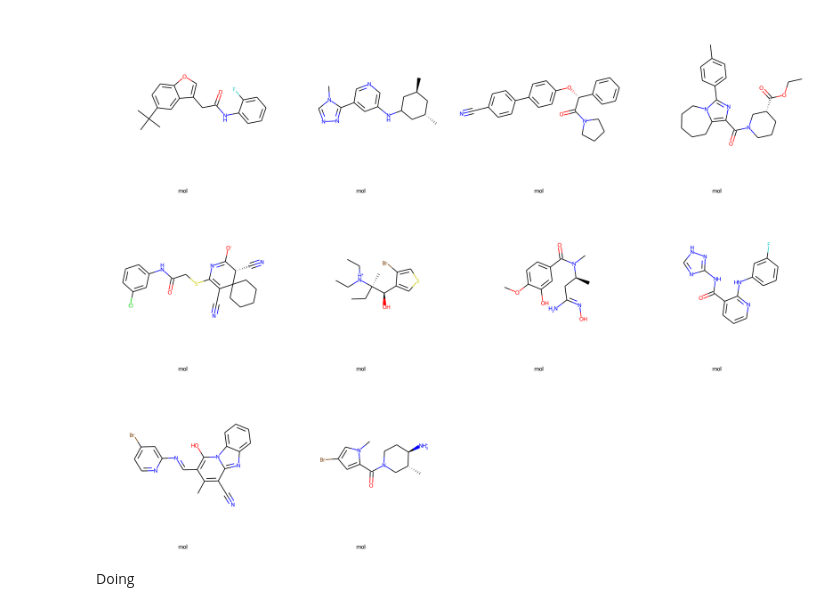
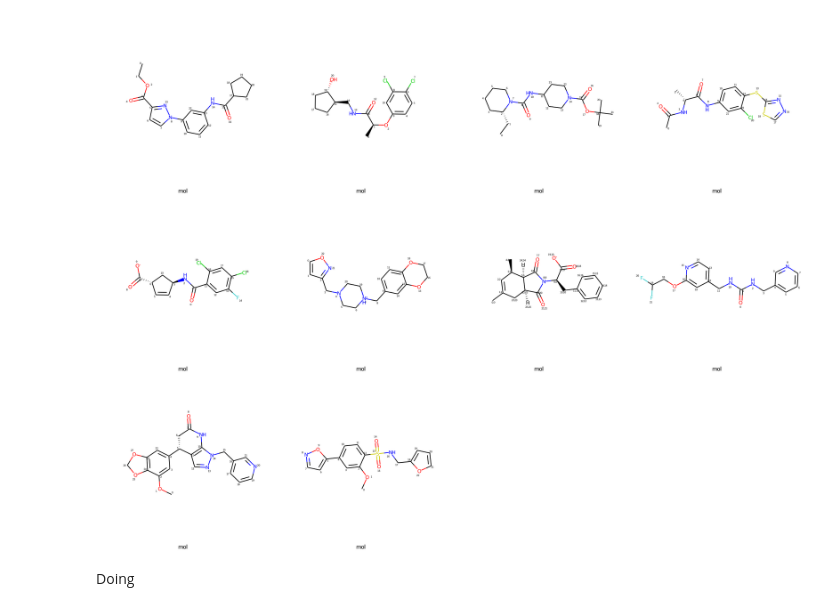
Before and after one commit to Strandgaard96/GB_GA, a Jupyter notebook: notebooks/investigate_amines.ipynb, the cells around one changed output. Drawn from its saved outputs; the diff is of its cells as text; code cells hidden in the pictures.

```diff
--- a/notebooks/investigate_amines.ipynb
+++ b/notebooks/investigate_amines.ipynb
@@ -24,13 +29,15 @@ if module_path not in sys.path:
 # %%
-file_name = '../data/ZINC_first_1000.smi'
+file_name = '../data/ZINC_250k.smi'
 mol_list=[]
 with open(file_name,'r') as file:
-    for smiles in file:
-      mol_list.append(Chem.MolFromSmiles(smiles))
+    for i,smiles in enumerate(file):
+        mol_list.append(Chem.MolFromSmiles(smiles))
+        if i == 1000:
+            break
 # %%
-Draw.MolsToGridImage(mol_list,molsPerRow=4,maxMols=10,legends=['mol' for x in range(100,120)], subImgSize=(500,500))
+Draw.MolsToGridImage(random.sample(mol_list,10),molsPerRow=4,maxMols=10,legends=['mol' for x in range(100,120)], subImgSize=(500,500))
 # %% [output]
-[figure, old version]
+[figure, new version]
 # %% [markdown]
 Doing
 # %% [markdown]
```
Also changed, not shown: parts of 2 cells of this notebook, 8 other files.
